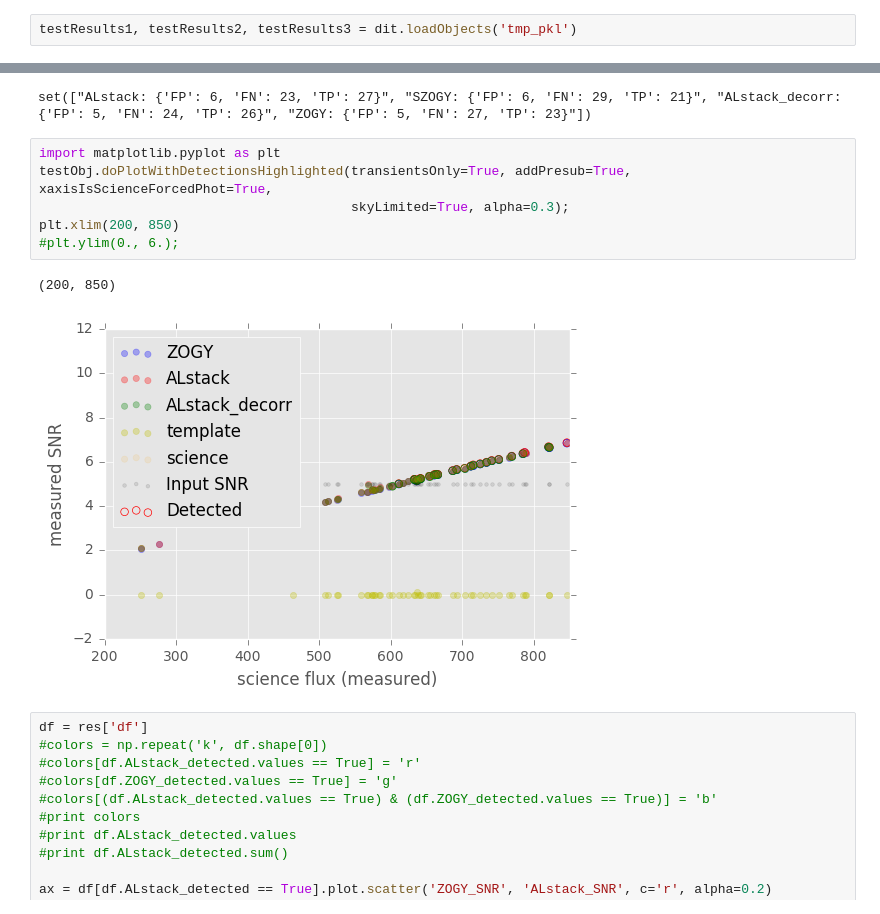
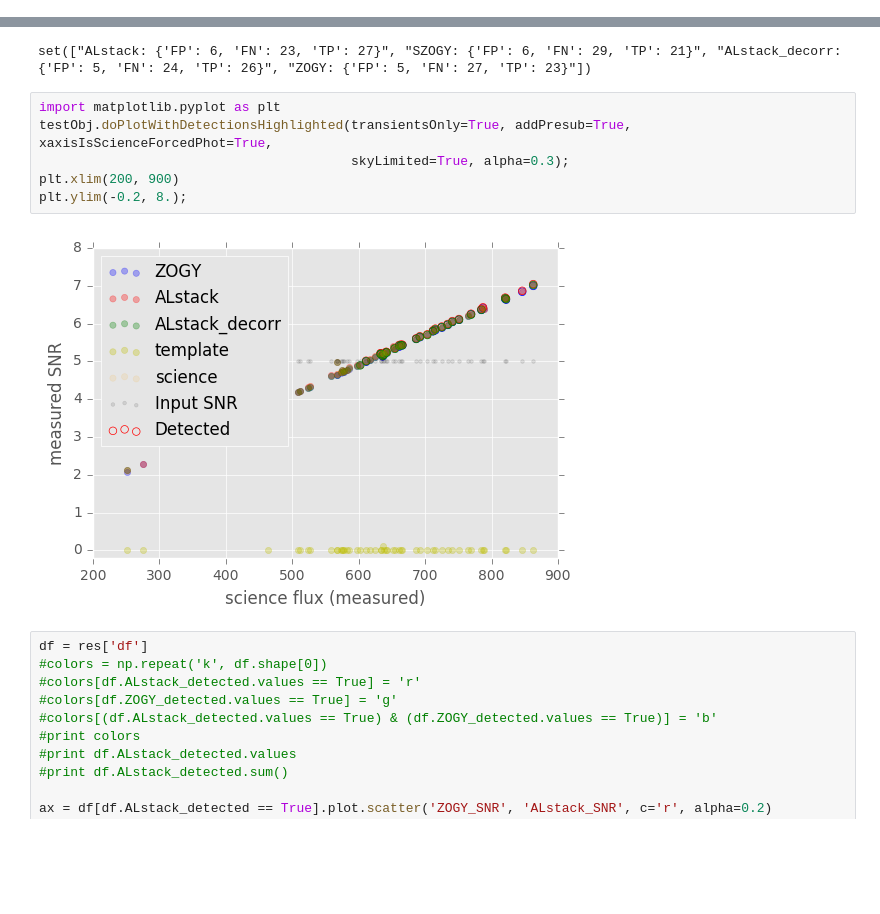
Before and after one commit to lsst-dm/diffimTests, a Jupyter notebook: 31. new tests.ipynb, the cells around one changed output, grey strips where cells are left out. Drawn from its saved outputs; the diff is of its cells as text; blank space fills up the shorter version.

```diff
--- a/31. new tests.ipynb
+++ b/31. new tests.ipynb
@@ -16,4 +30,2 @@ Weights sum to zero, can't be normalized
 # %%
 dit.dumpObjects((testResults1, testResults2, testResults3), 'tmp_pkl')
-# %%
-testResults1, testResults2, testResults3 = dit.loadObjects('tmp_pkl')
@@ -145,12 +161,11 @@ set(["ALstack: {'FP': 6, 'FN': 23, 'TP': 27}", "SZOGY: {'FP': 6, 'FN': 29, 'TP':
 # %%
 import matplotlib.pyplot as plt
 testObj.doPlotWithDetectionsHighlighted(transientsOnly=True, addPresub=True, xaxisIsScienceForcedPhot=True,
                                         skyLimited=True, alpha=0.3);
-plt.xlim(200, 850)
-#plt.ylim(0., 6.);
+plt.xlim(200, 900)
+plt.ylim(-0.2, 8.);
 # %% [output]
-(200, 850)
-[figure, old version]
+[figure, new version]
 # %%
 df = res['df']
 #colors = np.repeat('k', df.shape[0])
```
Also changed, not shown: parts of 10 cells of this notebook, 2 other files.
